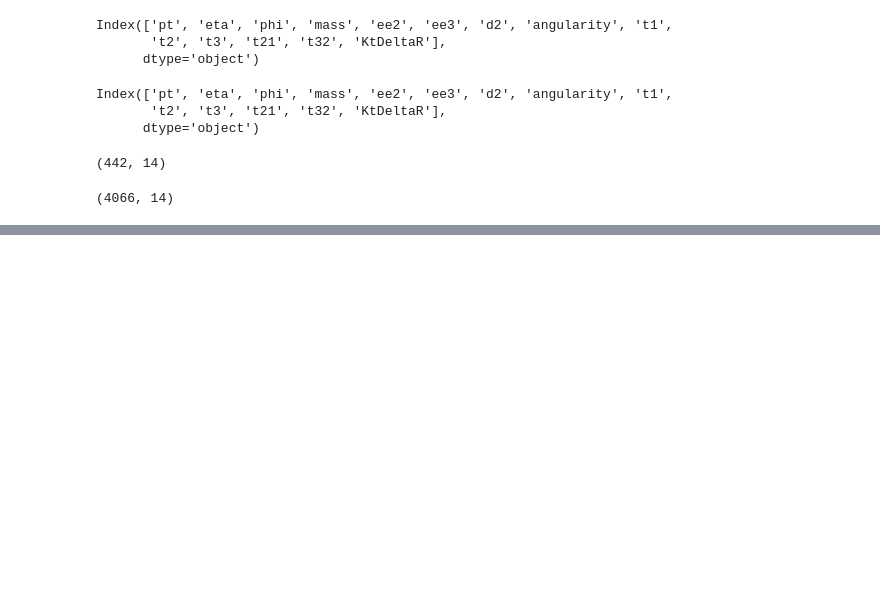
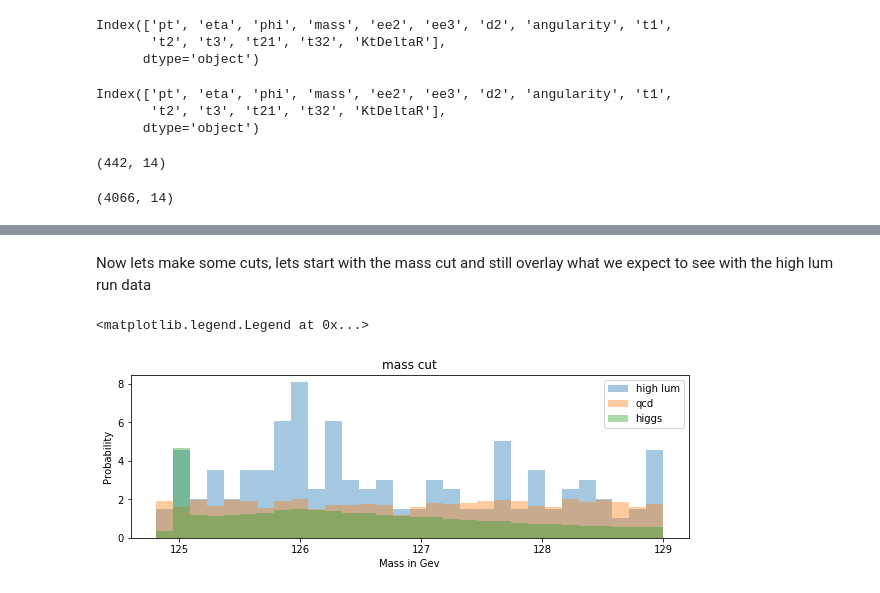
Before and after one commit to GammasBox/phys434Lab, a Jupyter notebook: Lab8.ipynb, the cells around one changed output, grey strips where cells are left out. Cells and saved outputs as stored; diff of their text form; code cells hidden in the pictures; blank space fills up the shorter version.

```diff
--- a/Lab8.ipynb
+++ b/Lab8.ipynb
@@ -33,23 +41,10 @@ def cut(low,high,feature,signal,bkgd):
     return(signalDatacut,bkgdDataCut)
 
 def cut1(low,high,feature,signal):
-    #bkgdDataCut =bkgd[ bkgd[feature]>low]
-    #bkgdDataCut=bkgdDataCut[bkgdDataCut[feature]<high]
+    signalDatacut=signal[signal[feature]>low]
+    signalDatacut1=signalDatacut[signalDatacut[feature]<high]
 
-    signalDatacut=signal[signal[feature]>low]
-    signalDatacut=signalDatacut[signalDatacut[feature]<high]
-
-    #bkgdMean = 2000 * len(bkgdDataCut[feature])/len(qcdData[feature])
-
-    #signalMean = 50 * len(signalDatacut[feature])/len(higgsData[feature])
-
-    #p = (1-scipy.stats.poisson.cdf(bkgdMean+signalMean, bkgdMean))
-    #print('We get a simga significance of {0:1.3f} for a cut from {1:1.1f} to {2:1.1f}'.format(stats.norm.ppf(1-p),low,high))
-    #print('number of higgs signla left {0:1.1f}'.format(signalMean))
-    #print('number of background signla left {0:1.1f}'.format(bkgdMean))
-    #print(signalMean)
-
-    return(signalDatacut)
+    return(signalDatacut1)
 # %%
 # import library
 import pickle
@@ -462,0 +159,26 @@ lowLumCut3.shape
+# %% [markdown]
+Now lets make some cuts, lets start with the mass cut and still overlay what we expect to see with the high lum run data
+# %%
+highLumMassCut=cut1(124.8,129,'mass',highLum)
+histHighLum , binsEdg=np.histogram(np.array(highLumMassCut['mass']), bins=30, density= False)
+plt.bar(binsEdg[:-1], 2050*histHighLum/len(highLum['mass']), width=np.diff(binsEdg), label ='high lum',align="edge",alpha=0.40)
+#plt.ylim([0,250])
+
+#x = [5]*len(qcdData['mass'])
+qcdDataMassCut=cut1(124.8,129,'mass',qcdData)
+histQcd , binsEdg1=np.histogram(np.array(qcdDataMassCut['mass']), bins=30, density= False)
+plt.bar(binsEdg[:-1],2000 *histQcd/len(qcdData['mass']), width=np.diff(binsEdg), label ='qcd',align="edge",alpha=0.40)
+
+higgsDataMassCut=cut1(124.8,129,'mass',higgsData)
+histHiggs , binsEdg2=np.histogram(np.array(higgsDataMassCut['mass']), bins=30, density= False)
+plt.bar(binsEdg[:-1],(50*histHiggs/len(higgsData['mass'])), width=np.diff(binsEdg),label ='higgs', align="edge",alpha=0.40)
+
+
+plt.title('mass cut')
+plt.ylabel('Probability')
+plt.xlabel('Mass in Gev')
+
+plt.legend()
+# %% [output]
+<matplotlib.legend.Legend at 0x...>
+[figure, added]
```
Also changed, not shown: parts of 63 cells of this notebook, 3 other files.
